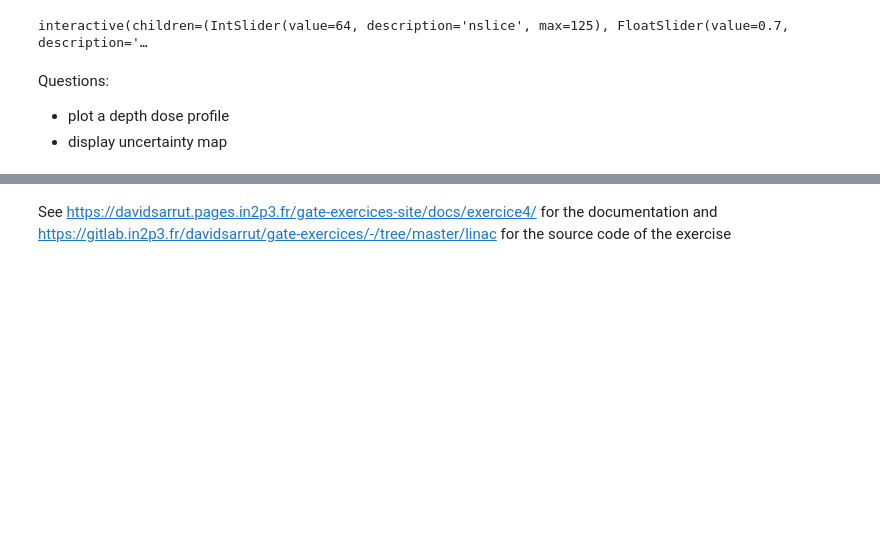
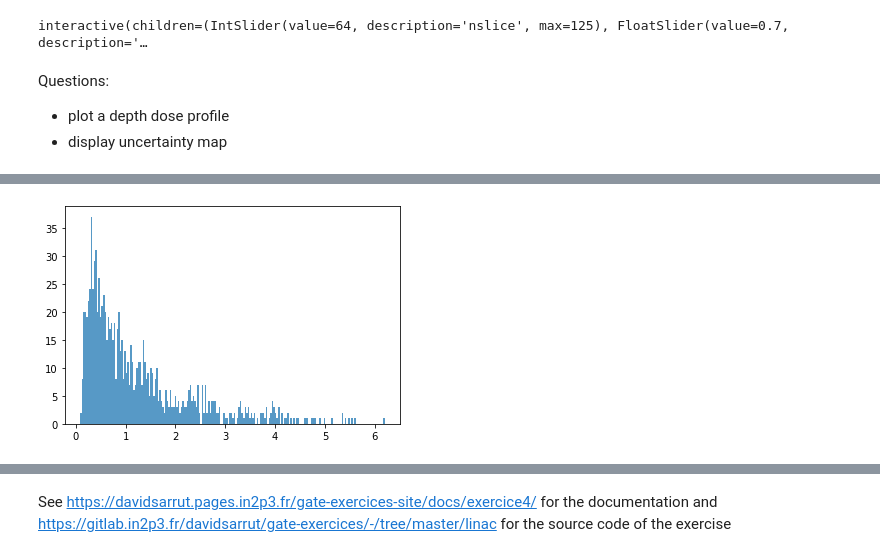
Before and after one commit to MCvin/Python_Gate, a Jupyter notebook: radiotherapy/radiotherapy.ipynb, the cells around one changed output, grey strips where cells are left out. Drawn from its saved outputs; the diff is of its cells as text; code cells hidden in the pictures; blank space fills up the shorter version.

```diff
--- a/radiotherapy/radiotherapy.ipynb
+++ b/radiotherapy/radiotherapy.ipynb
@@ -112,0 +118,17 @@ Questions:
+# %%
+import numpy as np
+
+#For PHOTON and ELECTRON Varian Native File
+dt=np.dtype([('p', np.int8), ('e', np.float32), ('x', np.float32), ('y', np.float32), ('z', np.float32), ('dx', np.float32), ('dy', np.float32)])
+
+#For PHOTON an ELECTRON phase space actor output file (GATE)
+#dt=np.dtype([('p', np.int8), ('e', np.float32), ('x', np.float32), ('y', np.float32), ('z', np.float32), ('dx', np.float32), ('dy', np.float32), ('we', np.float32), ('inc', np.float32) ])
+
+#Test on Reduced  phsp (fisrt particles)
+data=np.fromfile('data/Varian_TrueBeam6MV_sample.IAEAphsp', dtype=dt, count=10000)
+print('Number of particles:', len(data))
+print(data)
+
+# new_data=bytearray(data[1:1001])
+# with open("data/Varian_TrueBeam6MV_test.IAEAphsp", "wb") as file:
+#     file.write(new_data)
@@ -112,0 +153,11 @@ Questions:
+# %%
+import matplotlib.pyplot as plt
+%matplotlib inline
+
+# Plot the Energy histogram
+x = data['e']
+
+nbs = 200
+n, bins, patches = plt.hist(x, nbs, alpha=0.75)
+# %% [output]
+[figure, added]
```
Also changed, not shown: parts of 21 cells of this notebook, 54 other files.
